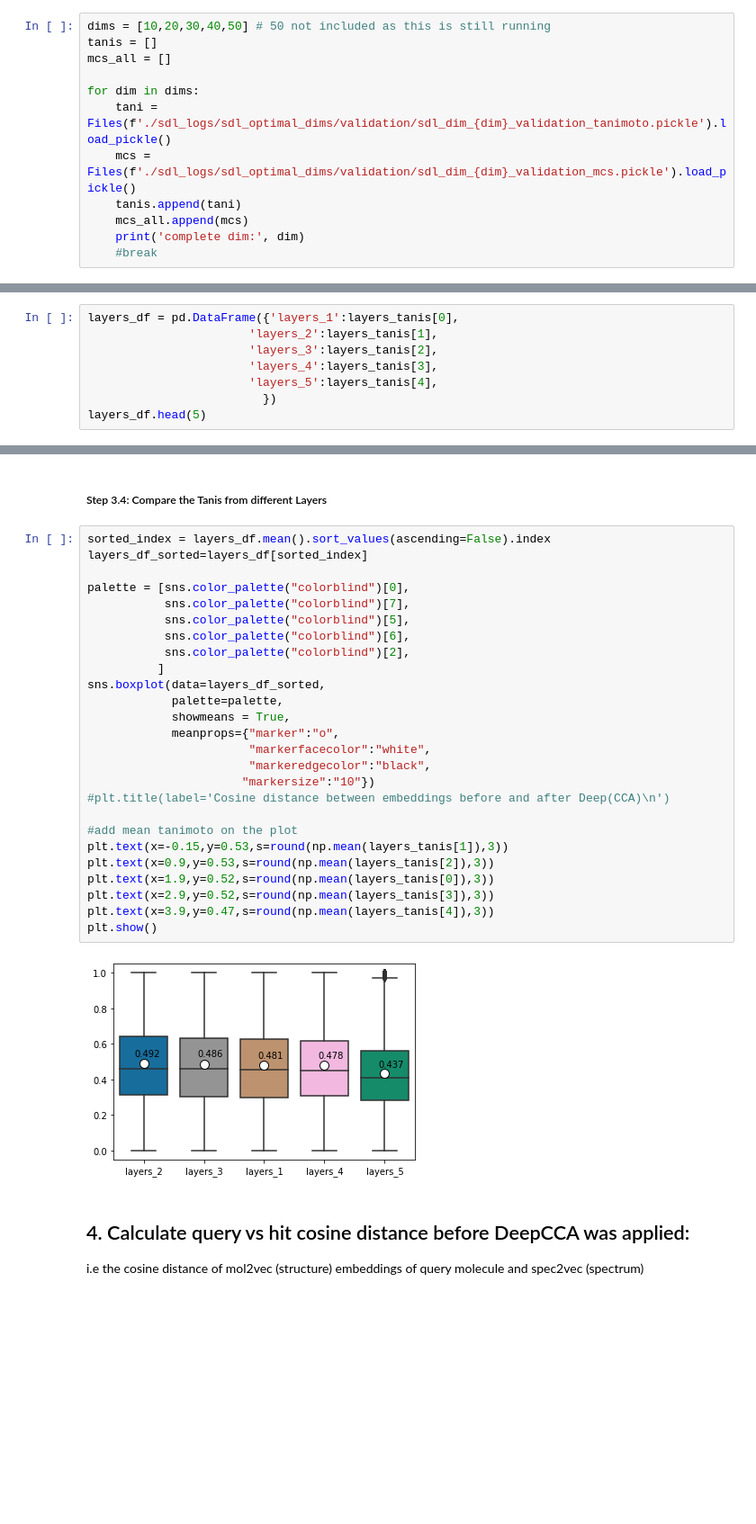
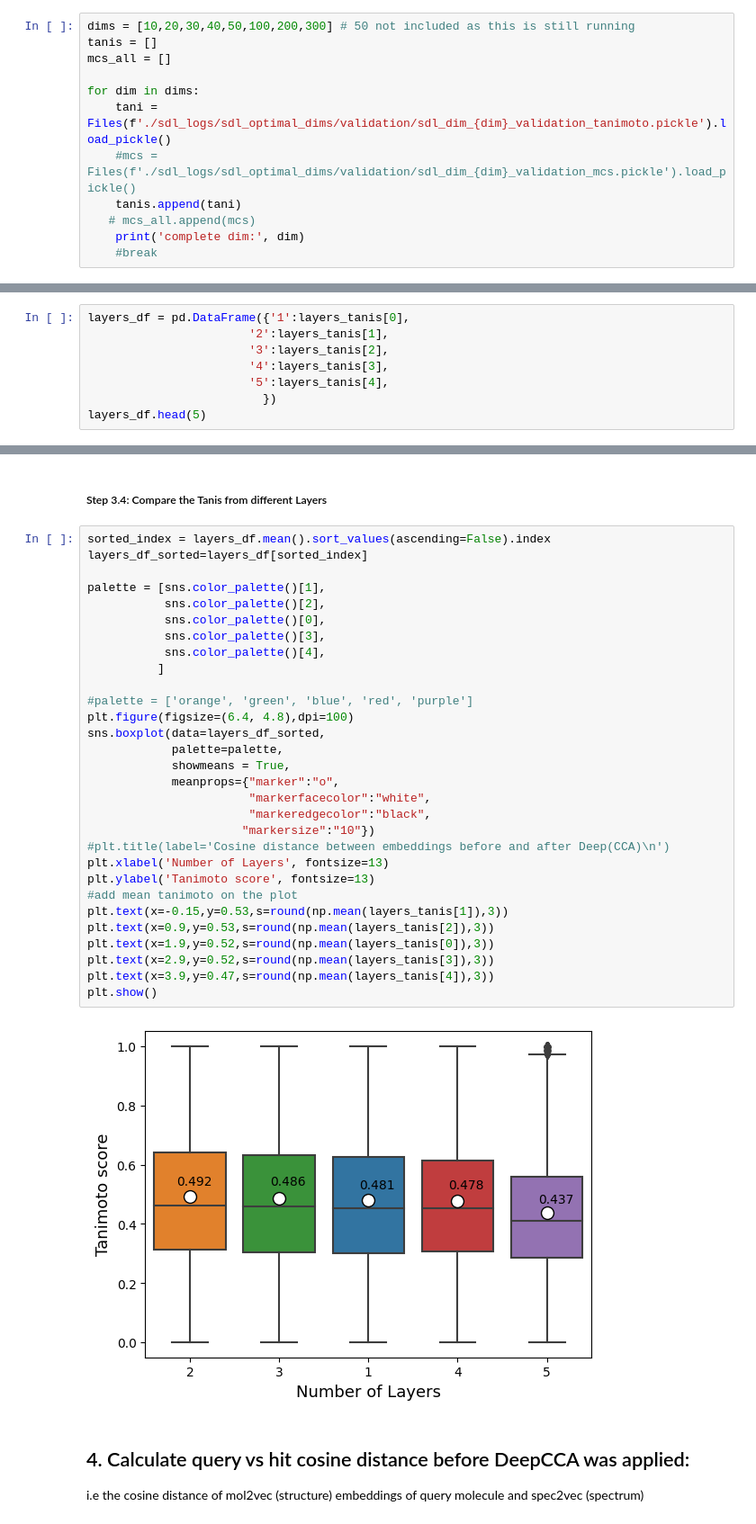
Before and after one commit to LukaLmelias/DeepCCA_thesis, a Jupyter notebook: spectra_structure_prediction.ipynb, the cells around one changed output, grey strips where cells are left out. Shown at 90% size. Saved outputs shown, nothing was run; the diff lists cells and outputs as text; blank space fills up the shorter version.

```diff
--- a/spectra_structure_prediction.ipynb
+++ b/spectra_structure_prediction.ipynb
@@ -526,15 +524,15 @@ for dim in dims:
 # %% [markdown]
 ##### Step 2.3: Load Tanimoto and MCS from dimension optimised models
 # %%
-dims = [10,20,30,40,50] # 50 not included as this is still running
+dims = [10,20,30,40,50,100,200,300] # 50 not included as this is still running
 tanis = []
 mcs_all = []
 
 for dim in dims:
     tani = Files(f'./sdl_logs/sdl_optimal_dims/validation/sdl_dim_{dim}_validation_tanimoto.pickle').load_pickle()
-    mcs = Files(f'./sdl_logs/sdl_optimal_dims/validation/sdl_dim_{dim}_validation_mcs.pickle').load_pickle()
+    #mcs = Files(f'./sdl_logs/sdl_optimal_dims/validation/sdl_dim_{dim}_validation_mcs.pickle').load_pickle()
     tanis.append(tani)
-    mcs_all.append(mcs)
+   # mcs_all.append(mcs)
     print('complete dim:', dim)
     #break
 # %% [output]
@@ -690,11 +723,11 @@ len(layers_tanis[3])
 # %% [output]
 8290
 # %%
-layers_df = pd.DataFrame({'layers_1':layers_tanis[0],
-                       'layers_2':layers_tanis[1],
-                       'layers_3':layers_tanis[2],
-                       'layers_4':layers_tanis[3],
-                       'layers_5':layers_tanis[4],
+layers_df = pd.DataFrame({'1':layers_tanis[0],
+                       '2':layers_tanis[1],
+                       '3':layers_tanis[2],
+                       '4':layers_tanis[3],
+                       '5':layers_tanis[4],
                          })
 layers_df.head(5)
 # %% [output]
@@ -709,31 +742,35 @@ layers_df.head(5)
 # %%
 sorted_index = layers_df.mean().sort_values(ascending=False).index
 layers_df_sorted=layers_df[sorted_index]
 
-palette = [sns.color_palette("colorblind")[0],
-           sns.color_palette("colorblind")[7],
-           sns.color_palette("colorblind")[5],
-           sns.color_palette("colorblind")[6],
-           sns.color_palette("colorblind")[2],
+palette = [sns.color_palette()[1],
+           sns.color_palette()[2],
+           sns.color_palette()[0],
+           sns.color_palette()[3],
+           sns.color_palette()[4],
           ]
+
+#palette = ['orange', 'green', 'blue', 'red', 'purple']
+plt.figure(figsize=(6.4, 4.8),dpi=100)
 sns.boxplot(data=layers_df_sorted,
             palette=palette,
             showmeans = True,
             meanprops={"marker":"o",
                        "markerfacecolor":"white",
                        "markeredgecolor":"black",
                       "markersize":"10"})
 #plt.title(label='Cosine distance between embeddings before and after Deep(CCA)\n')
-
+plt.xlabel('Number of Layers', fontsize=13)
+plt.ylabel('Tanimoto score', fontsize=13)
 #add mean tanimoto on the plot
 plt.text(x=-0.15,y=0.53,s=round(np.mean(layers_tanis[1]),3))
 plt.text(x=0.9,y=0.53,s=round(np.mean(layers_tanis[2]),3))
 plt.text(x=1.9,y=0.52,s=round(np.mean(layers_tanis[0]),3))
 plt.text(x=2.9,y=0.52,s=round(np.mean(layers_tanis[3]),3))
 plt.text(x=3.9,y=0.47,s=round(np.mean(layers_tanis[4]),3))
 plt.show()
 # %% [output]
-[figure, old version]
+[figure, new version]
 # %% [markdown]
 ## 4. Calculate query vs hit cosine distance before DeepCCA was applied:
 
```
Also changed, not shown: parts of 8 cells of this notebook.
